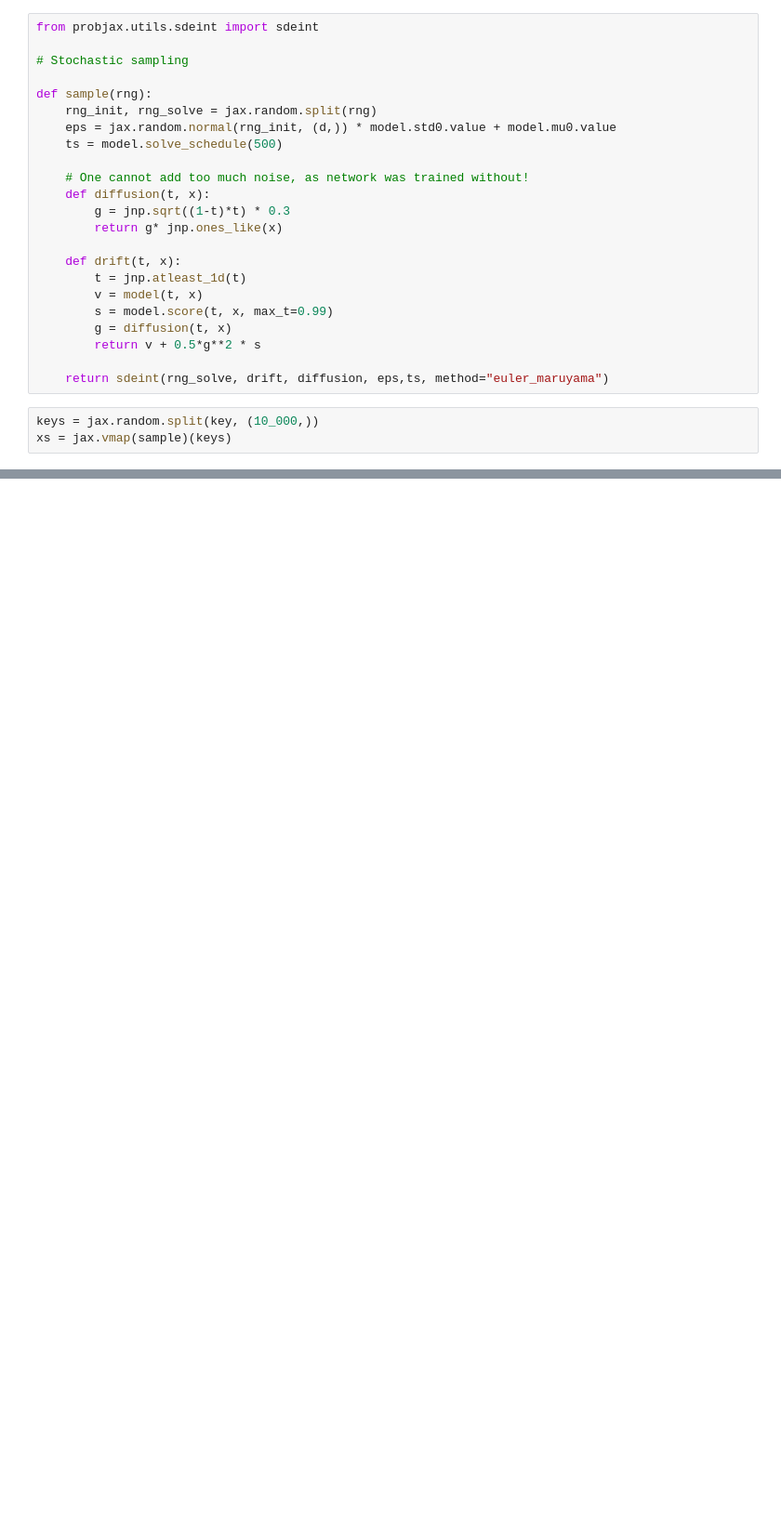
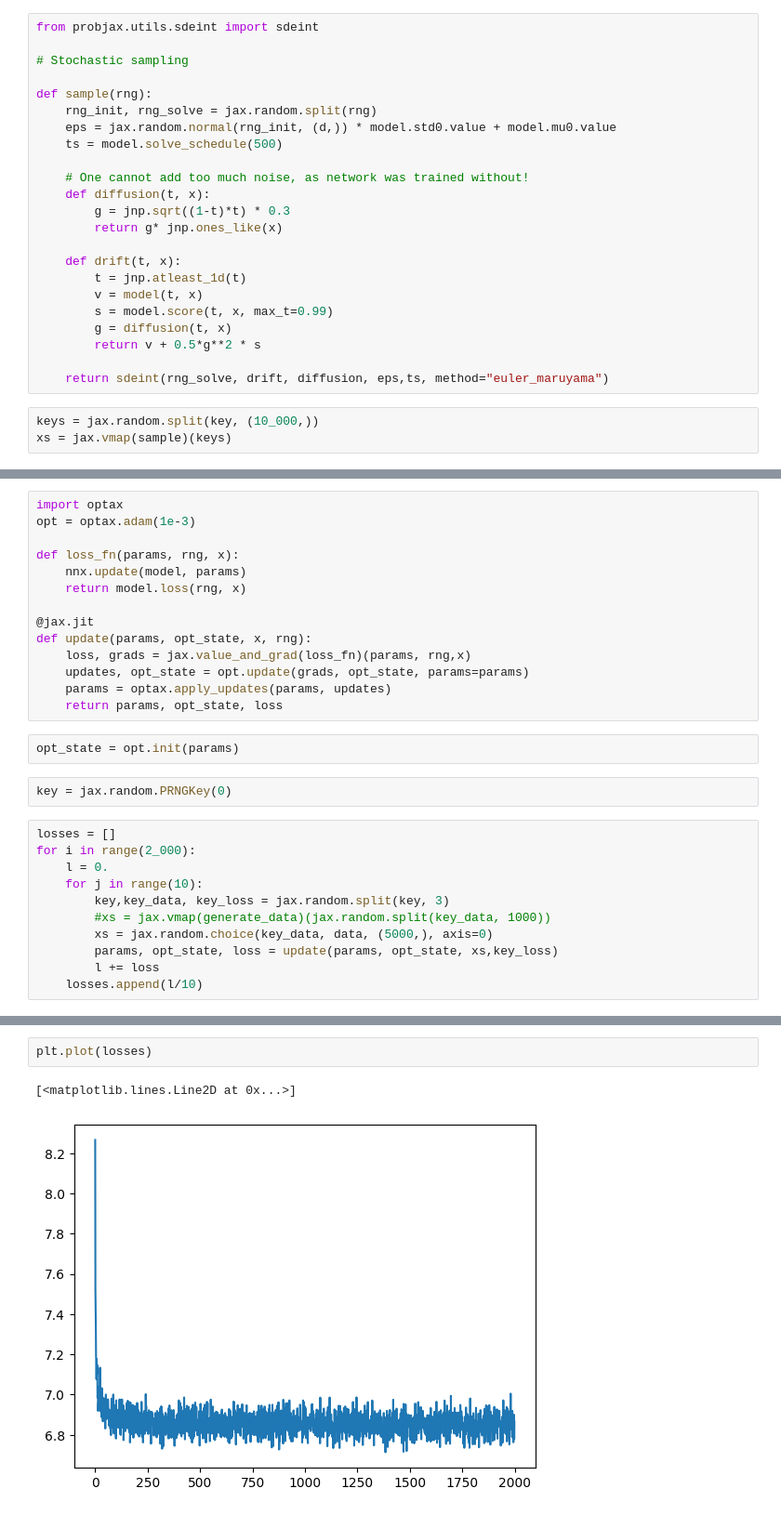
Before and after one commit to mackelab/probjax, a Jupyter notebook: examples/nn/flows/flow_matching.ipynb, the cells around one changed output, grey strips where cells are left out. Shown at 93% size. Cells and saved outputs as stored; diff of their text form; blank space fills up the shorter version.

```diff
--- a/examples/nn/flows/flow_matching.ipynb
+++ b/examples/nn/flows/flow_matching.ipynb
@@ -163,0 +183,29 @@ plt.plot(xs, score.flatten())
+# %%
+import optax
+opt = optax.adam(1e-3)
+
+def loss_fn(params, rng, x):
+    nnx.update(model, params)
+    return model.loss(rng, x)
+
+@jax.jit
+def update(params, opt_state, x, rng):
+    loss, grads = jax.value_and_grad(loss_fn)(params, rng,x)
+    updates, opt_state = opt.update(grads, opt_state, params=params)
+    params = optax.apply_updates(params, updates)
+    return params, opt_state, loss
+# %%
+opt_state = opt.init(params)
+# %%
+key = jax.random.PRNGKey(0)
+# %%
+losses = []
+for i in range(2_000):
+    l = 0.
+    for j in range(10):
+        key,key_data, key_loss = jax.random.split(key, 3)
+        #xs = jax.vmap(generate_data)(jax.random.split(key_data, 1000))
+        xs = jax.random.choice(key_data, data, (5000,), axis=0)
+        params, opt_state, loss = update(params, opt_state, xs,key_loss)
+        l += loss
+    losses.append(l/10)
@@ -163,0 +214,5 @@ plt.plot(xs, score.flatten())
+# %%
+plt.plot(losses)
+# %% [output]
+[<matplotlib.lines.Line2D at 0x...>]
+[figure, added]
```
Also changed, not shown: parts of 20 cells of this notebook, 8 other files.
